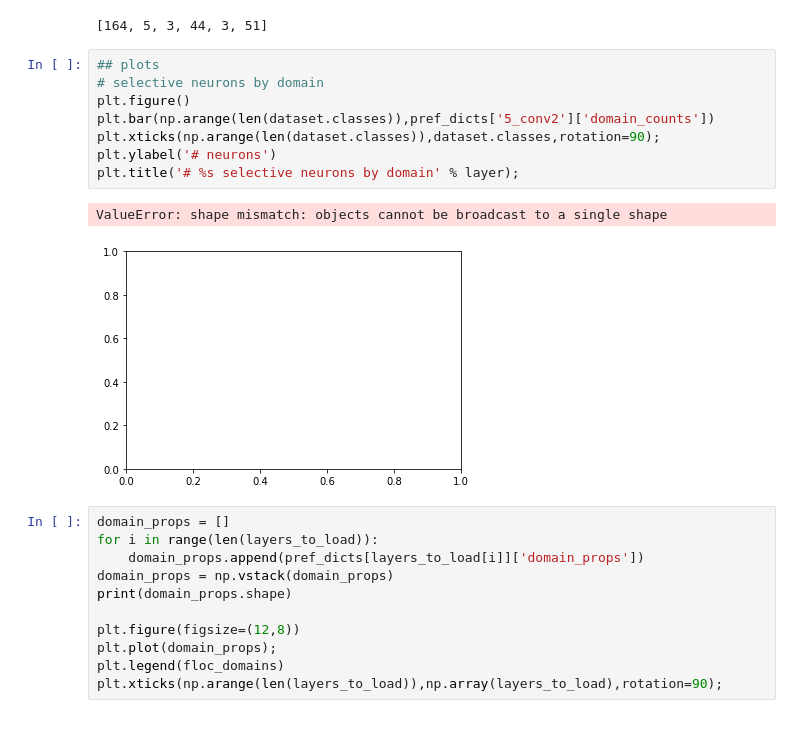
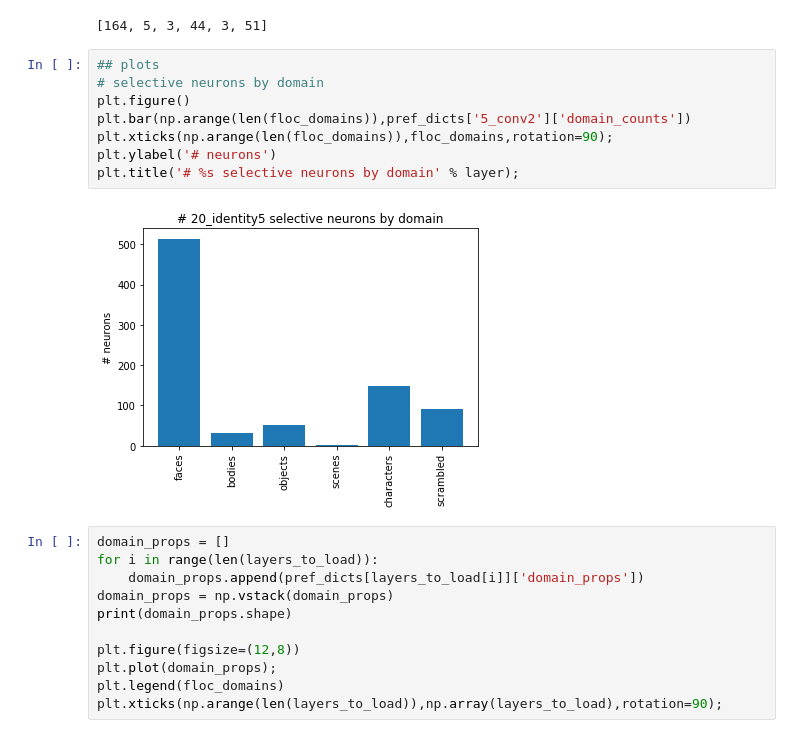
Before and after one commit to jacob-prince/RotspaceIT, a Jupyter notebook: notebooks/n02_floc_selectivity.ipynb, the cells around one changed output. Cells and saved outputs as stored; diff of their text form.

```diff
--- a/notebooks/n02_floc_selectivity.ipynb
+++ b/notebooks/n02_floc_selectivity.ipynb
@@ -186,14 +186,13 @@ print(pref_dicts[layer]['domain_counts'])
 # %%
 ## plots
 # selective neurons by domain
 plt.figure()
-plt.bar(np.arange(len(dataset.classes)),pref_dicts['5_conv2']['domain_counts'])
-plt.xticks(np.arange(len(dataset.classes)),dataset.classes,rotation=90);
+plt.bar(np.arange(len(floc_domains)),pref_dicts['5_conv2']['domain_counts'])
+plt.xticks(np.arange(len(floc_domains)),floc_domains,rotation=90);
 plt.ylabel('# neurons')
 plt.title('# %s selective neurons by domain' % layer);
 # %% [output]
-ValueError: shape mismatch: objects cannot be broadcast to a single shape
-[figure, old version]
+[figure, new version]
 # %%
 domain_props = []
 for i in range(len(layers_to_load)):
```
Also changed, not shown: parts of 6 cells of this notebook, 2 other files.
